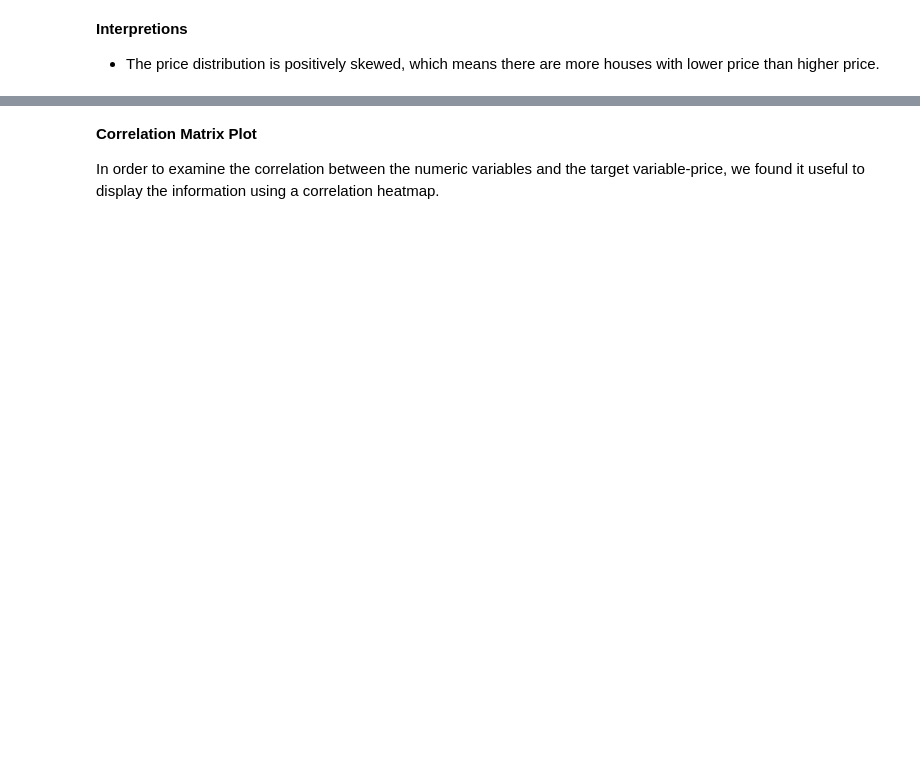
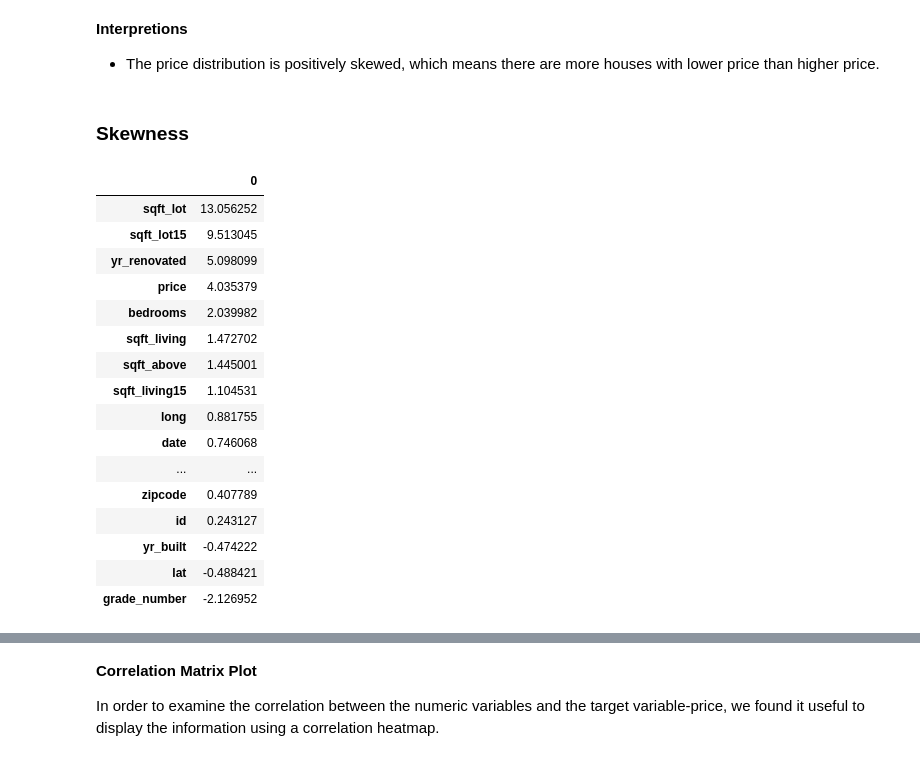
Before and after one commit to D-EKALE/KC-Housing-Project-2, a Jupyter notebook: student.ipynb, the cells around one changed output, grey strips where cells are left out. Cells and saved outputs as stored; diff of their text form; code cells hidden in the pictures; blank space fills up the shorter version.

```diff
--- a/student.ipynb
+++ b/student.ipynb
@@ -175,3 +181,30 @@ plt.show()
 # %% [markdown]
 **Interpretions**
 * The price distribution is positively skewed, which means there are more houses with lower price than higher price.
+# %% [markdown]
+### Skewness
+# %%
+num_features = df.dtypes[df.dtypes != 'object'].index
+
+#calculate skewness and sort
+skewed_feats = df[num_features].skew().sort_values(ascending=False)
+skewness = pd.DataFrame(skewed_feats)
+skewness
+# %% [output]
+|  | 0 |
+| sqft_lot | 13.056252 |
+| sqft_lot15 | 9.513045 |
+| yr_renovated | 5.098099 |
+| price | 4.035379 |
+| bedrooms | 2.039982 |
+| sqft_living | 1.472702 |
+| sqft_above | 1.445001 |
+| sqft_living15 | 1.104531 |
+| long | 0.881755 |
+| date | 0.746068 |
+| ... | ... |
+| zipcode | 0.407789 |
+| id | 0.243127 |
+| yr_built | -0.474222 |
+| lat | -0.488421 |
+| grade_number | -2.126952 |
```
Also changed, not shown: parts of 12 cells of this notebook.
